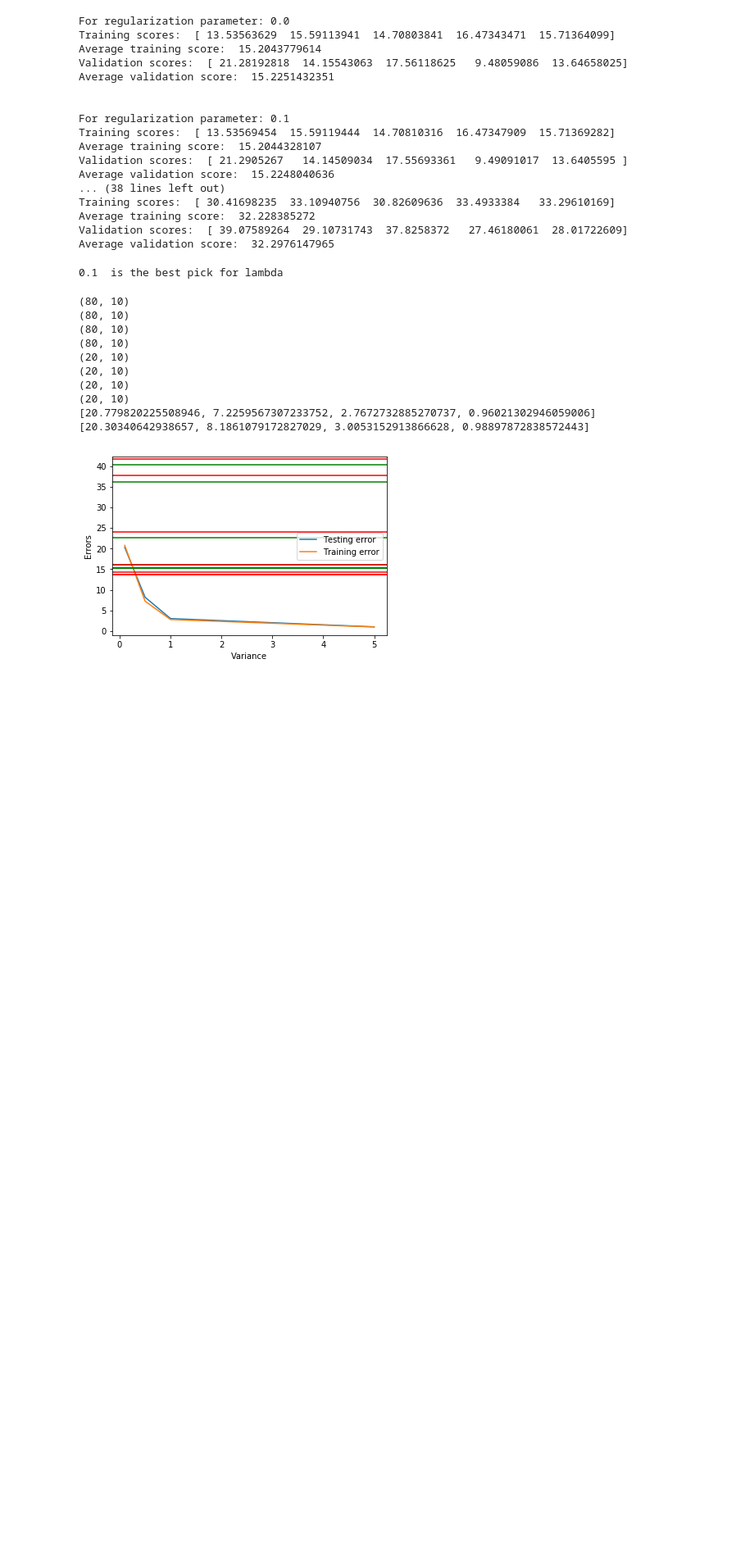
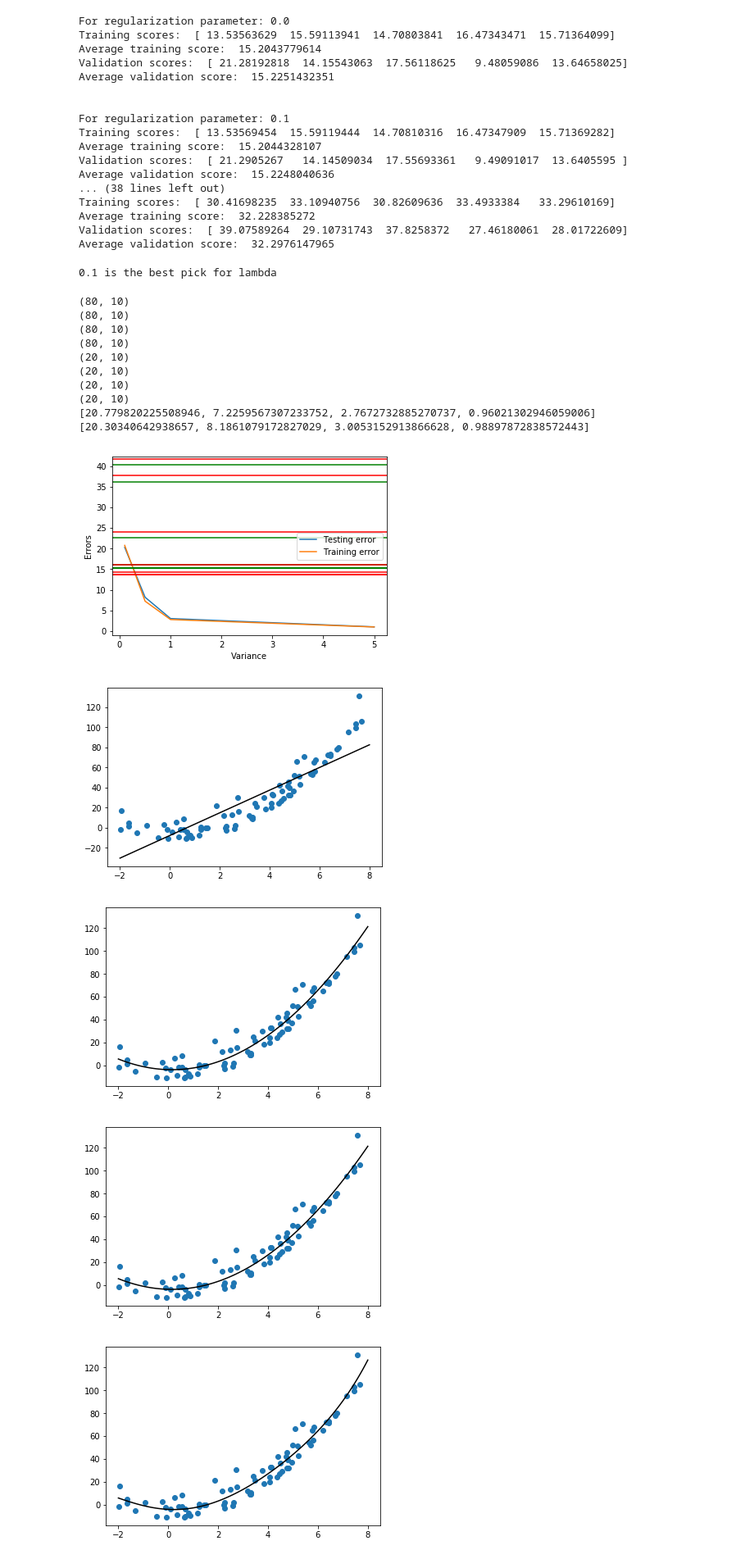
Before and after one commit to peterpark77/comp652, a Jupyter notebook: ASS1/Untitled.ipynb, the cells around one changed output. Shown at 82% size. Saved outputs shown, nothing was run; the diff lists cells and outputs as text; code cells hidden in the pictures; blank space fills up the shorter version.

```diff
--- a/ASS1/Untitled.ipynb
+++ b/ASS1/Untitled.ipynb
@@ -91,8 +88,7 @@ print(reg_parameter)
 
 #scale the input
 
-train_set, test_set = train_test_split(X_1_added, test_size=0.2, random_state=42)
-y_train, y_test = train_test_split(Y, test_size=0.2, random_state=42)
+train_set, test_set, y_train, y_test = train_test_split(X_1_added, Y, test_size=0.2, random_state=42)
 
 X_train = pd.DataFrame(train_set)
 X_test = pd.DataFrame(test_set)
@@ -177,8 +173,7 @@ print(reg_parameter)
 
 #scale the input
 
-train_set, test_set = train_test_split(scale(X), test_size=0.2, random_state=42)
-y_train, y_test = train_test_split(Y, test_size=0.2, random_state=42)
+train_set, test_set, y_train, y_test = train_test_split(scale(X), Y, test_size=0.2, random_state=42)
 
 X_train = pd.DataFrame(train_set)
 X_test = pd.DataFrame(test_set)
@@ -365,3 +360,42 @@ plt.show()
 [20.779820225508946, 7.2259567307233752, 2.7672732885270737, 0.96021302946059006]
 [20.30340642938657, 8.1861079172827029, 3.0053152913866628, 0.98897872838572443]
 [figure]
+# %%
+###(i)
+
+
+
+def polynomial_basis(X, degree):
+    t = X[:,1]
+    out = []
+    for j in t:
+        temp = 0
+        sub_out = []
+        for i in range(1,degree+1):
+            sub_out.append(j**i)
+        out.append(sub_out)
+    return out
+
+deg = [1,2,3,5,9]
+reg = [0.01, 0.1, 1, 10]
+# %%
+scores_array = {}
+test_error
+for i in deg:
+    transform_basis_X = np.array(polynomial_basis(X_train, i))
+    new_lin_reg = LinearRegression()
+    new_lin_reg.fit(transform_basis_X, Y_train)
+    #min_x = min(transform_basis_X[:,0])
+    #max_x = max(transform_basis_X[:,0])
+    #q = np.linspace()
+    plt.scatter(transform_basis_X[:,0], Y_train, label = 'weight' + str(deg))
+    x_plot = np.linspace(-2, 8, 100)
+    plt.plot(x_plot, new_lin_reg.predict(polynomial_basis(np.array([(i,j) for i,j in zip(x_plot,x_plot)]), i)), 'k')
+    plt.show()
+    scores = cross_validate(new_lin_reg, transform_basis_X, Y_train, scoring='neg_mean_squared_error', cv=5, return_train_score=True)
+    scores_array[i] =  np.average(np.sqrt(-scores['test_score']))
+# %% [output]
+[figure, added]
+[figure, added]
+[figure, added]
+[figure, added]
```
Also changed, not shown: parts of 10 cells of this notebook.
